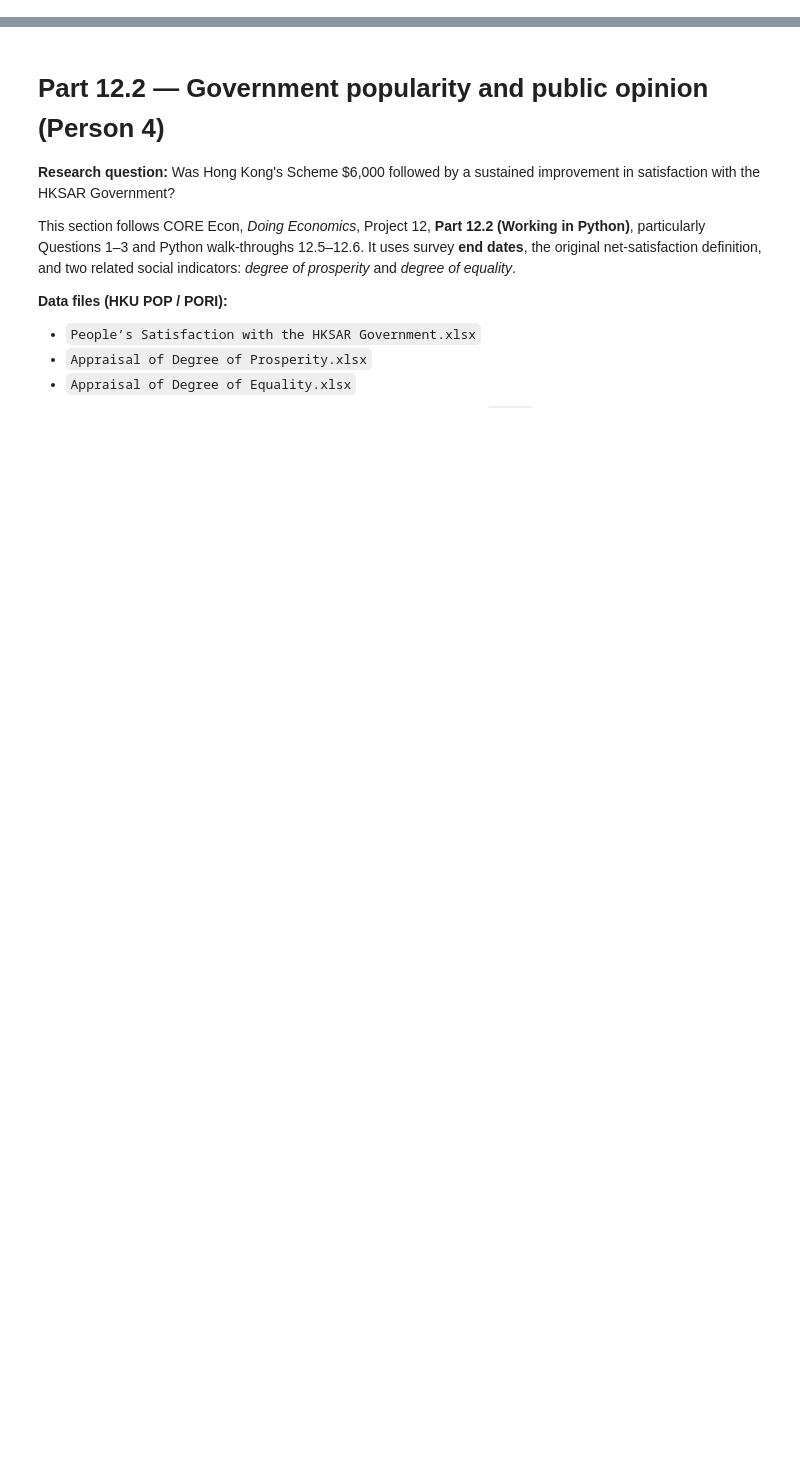
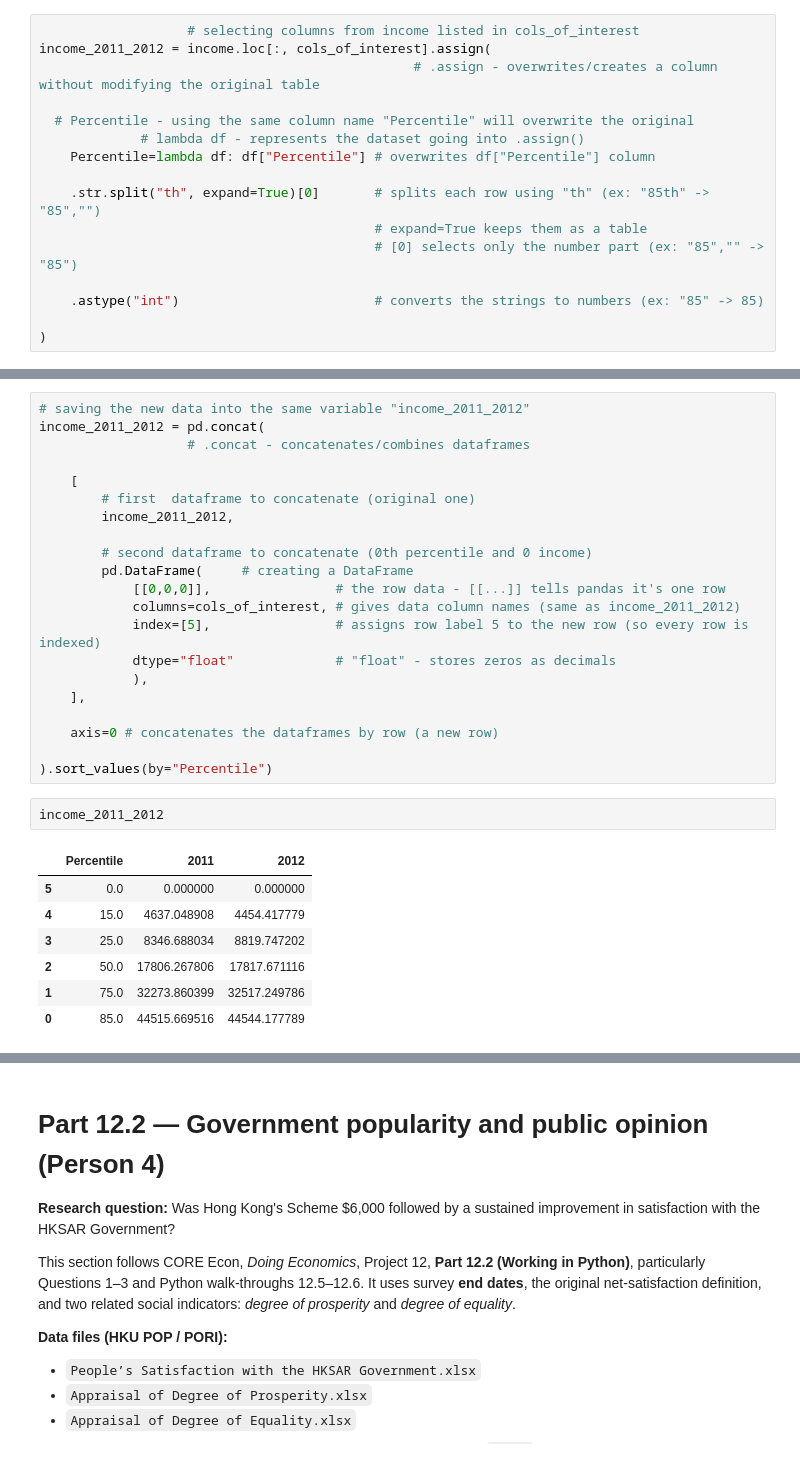
Before and after one commit to sdanieldlr/macro_final, a Jupyter notebook: python_notebook.ipynb, the cells around one changed output, grey strips where cells are left out. Drawn from its saved outputs; the diff is of its cells as text; blank space fills up the shorter version.

Commit message:
Add macroeconomics notebook and dataset
Co-authored-by: Copilot <223556219+Copilot@users.noreply.github.com>

```diff
--- a/python_notebook.ipynb
+++ b/python_notebook.ipynb
@@ -2,0 +128,16 @@
+# %%
+                   # selecting columns from income listed in cols_of_interest
+income_2011_2012 = income.loc[:, cols_of_interest].assign(
+                                                # .assign - overwrites/creates a column without modifying the original table
+
+  # Percentile - using the same column name "Percentile" will overwrite the original
+             # lambda df - represents the dataset going into .assign()
+    Percentile=lambda df: df["Percentile"] # overwrites df["Percentile"] column
+
+    .str.split("th", expand=True)[0]       # splits each row using "th" (ex: "85th" -> "85","")
+                                           # expand=True keeps them as a table
+                                           # [0] selects only the number part (ex: "85","" -> "85")
+
+    .astype("int")                         # converts the strings to numbers (ex: "85" -> 85)
+
+)
@@ -2,0 +153,31 @@
+# %%
+# saving the new data into the same variable "income_2011_2012"
+income_2011_2012 = pd.concat(
+                   # .concat - concatenates/combines dataframes
+
+    [
+        # first  dataframe to concatenate (original one)
+        income_2011_2012,
+
+        # second dataframe to concatenate (0th percentile and 0 income)
+        pd.DataFrame(     # creating a DataFrame
+            [[0,0,0]],                # the row data - [[...]] tells pandas it's one row
+            columns=cols_of_interest, # gives data column names (same as income_2011_2012)
+            index=[5],                # assigns row label 5 to the new row (so every row is indexed)
+            dtype="float"             # "float" - stores zeros as decimals
+            ),
+    ],
+
+    axis=0 # concatenates the dataframes by row (a new row)
+
+).sort_values(by="Percentile")
+# %%
+income_2011_2012
+# %% [output]
+|  | Percentile | 2011 | 2012 |
+| 5 | 0.0 | 0.000000 | 0.000000 |
+| 4 | 15.0 | 4637.048908 | 4454.417779 |
+| 3 | 25.0 | 8346.688034 | 8819.747202 |
+| 2 | 50.0 | 17806.267806 | 17817.671116 |
+| 1 | 75.0 | 32273.860399 | 32517.249786 |
+| 0 | 85.0 | 44515.669516 | 44544.177789 |
```
Also changed, not shown: parts of 27 cells of this notebook, 1 other file.
